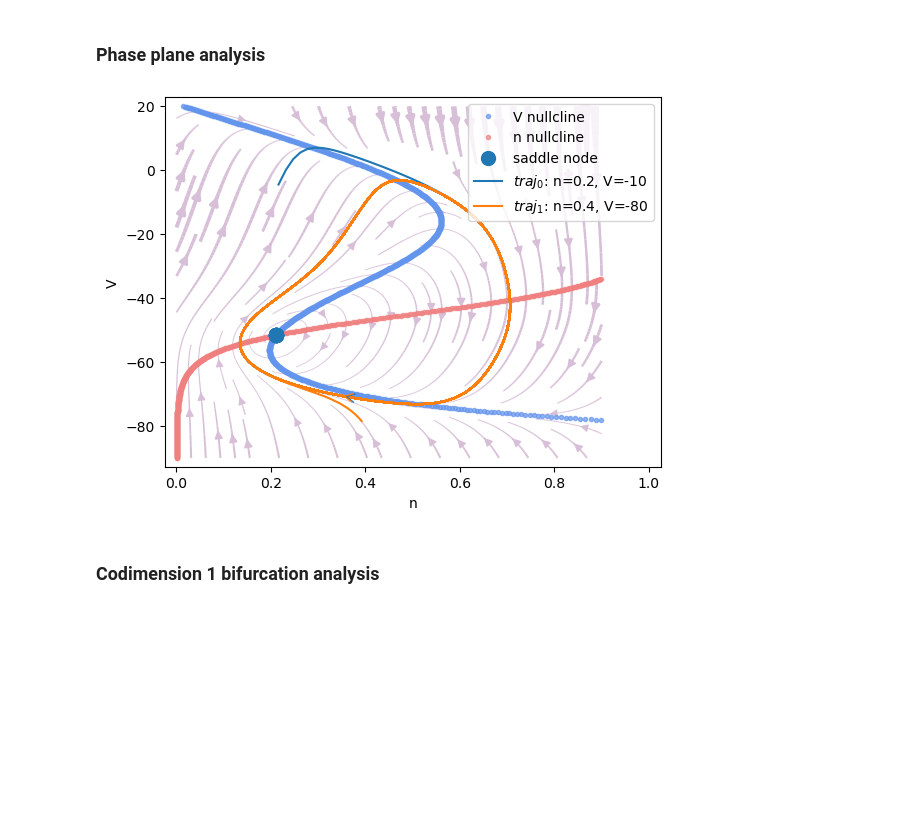
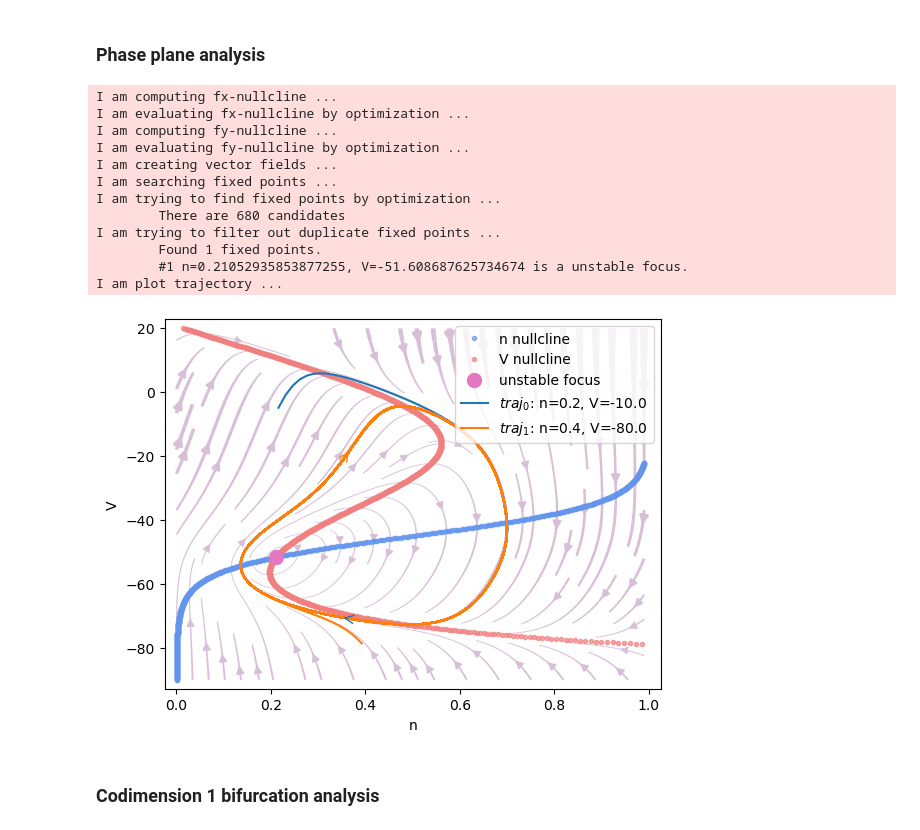
Before and after one commit to brainpy/examples, a Jupyter notebook: dynamics_analysis/2d_NaK_model.ipynb, the cells around one changed output. Saved outputs shown, nothing was run; the diff lists cells and outputs as text; code cells hidden in the pictures; blank space fills up the shorter version.

Commit message:
update dynamics analysis examples

```diff
--- a/dynamics_analysis/2d_NaK_model.ipynb
+++ b/dynamics_analysis/2d_NaK_model.ipynb
@@ -38,34 +40,49 @@ k_n = 5
 tau = 1
 
 
-@bp.odeint
-def integral(V, n, t, Iext):
-  m_inf = 1 / (1 + bm.exp((Vm_half - V) / k_m))
-  I_leak = g_L * (V - E_L)
-  I_Na = g_Na * m_inf * (V - E_Na)
-  I_K = g_K * n * (V - E_K)
-  dvdt = (-I_leak - I_Na - I_K + Iext) / C
+@bp.odeint(method='exp_auto')
+def int_V(V, t, n, Iext):
+    m_inf = 1 / (1 + bm.exp((Vm_half - V) / k_m))
+    I_leak = g_L * (V - E_L)
+    I_Na = g_Na * m_inf * (V - E_Na)
+    I_K = g_K * n * (V - E_K)
+    dvdt = (-I_leak - I_Na - I_K + Iext) / C
+    return dvdt
 
-  n_inf = 1 / (1 + bm.exp((Vn_half - V) / k_n))
-  dndt = (n_inf - n) / tau
 
-  return dvdt, dndt
+@bp.odeint(method='exp_auto')
+def int_n(n, t, V):
+    n_inf = 1 / (1 + bm.exp((Vn_half - V) / k_n))
+    dndt = (n_inf - n) / tau
+    return dndt
 # %% [markdown]
 ### Phase plane analysis
 # %%
-# analyzer = bp.symbolic.PhasePlane(
-#   integral,
-#   target_vars=dict(n=[0., 1.], V=[-90, 20], ),
-#   pars_update={'Iext': 50.},
-# )
-# analyzer.plot_nullcline()
-# analyzer.plot_vector_field()
-# analyzer.plot_fixed_point()
-# analyzer.plot_trajectory([{'V': -10, 'n': 0.2}, {'V': -80, 'n': 0.4}],
-#                          duration=100.,
-#                          show=True)
+analyzer = bp.analysis.PhasePlane2D(
+    model=[int_n, int_V],
+    target_vars={'n': [0., 1.], 'V': [-90, 20]},
+    pars_update={'Iext': 50.},
+    resolutions={'n': 0.01, 'V': 0.1}
+)
+analyzer.plot_nullcline()
+analyzer.plot_vector_field()
+analyzer.plot_fixed_point()
+analyzer.plot_trajectory({'n': [0.2, 0.4], 'V': [-10, -80]},
+                         duration=100., show=True)
 # %% [output]
+I am computing fx-nullcline ...
+I am evaluating fx-nullcline by optimization ...
+I am computing fy-nullcline ...
+I am evaluating fy-nullcline by optimization ...
+I am creating vector fields ...
+I am searching fixed points ...
+I am trying to find fixed points by optimization ...
+        There are 680 candidates
+I am trying to filter out duplicate fixed points ...
+        Found 1 fixed points.
+        #1 n=0.21052935853877255, V=-51.608687625734674 is a unstable focus.
+I am plot trajectory ...
-[figure, old version]
+[figure, new version]
 # %% [markdown]
 ### Codimension 1 bifurcation analysis
 # %% [markdown]
```
Also changed, not shown: parts of 6 cells of this notebook, 14 other files.
